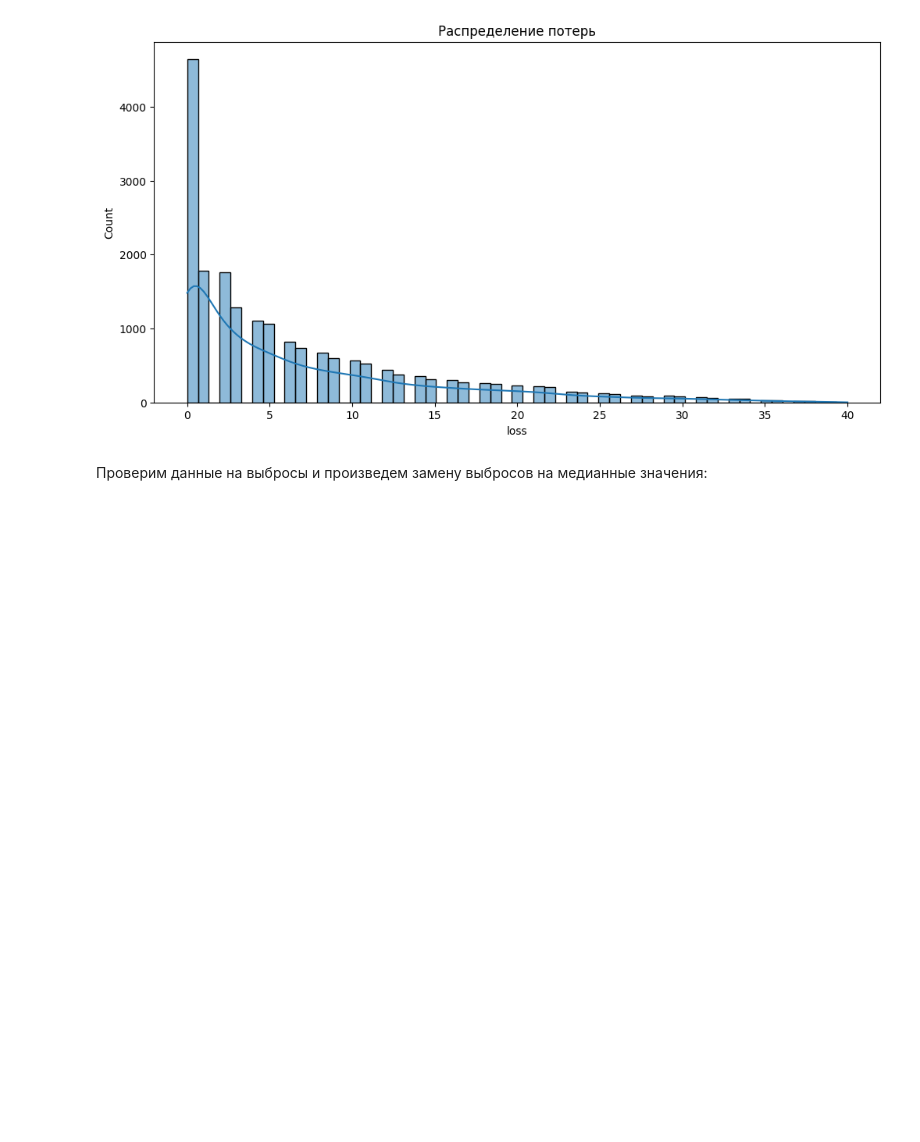
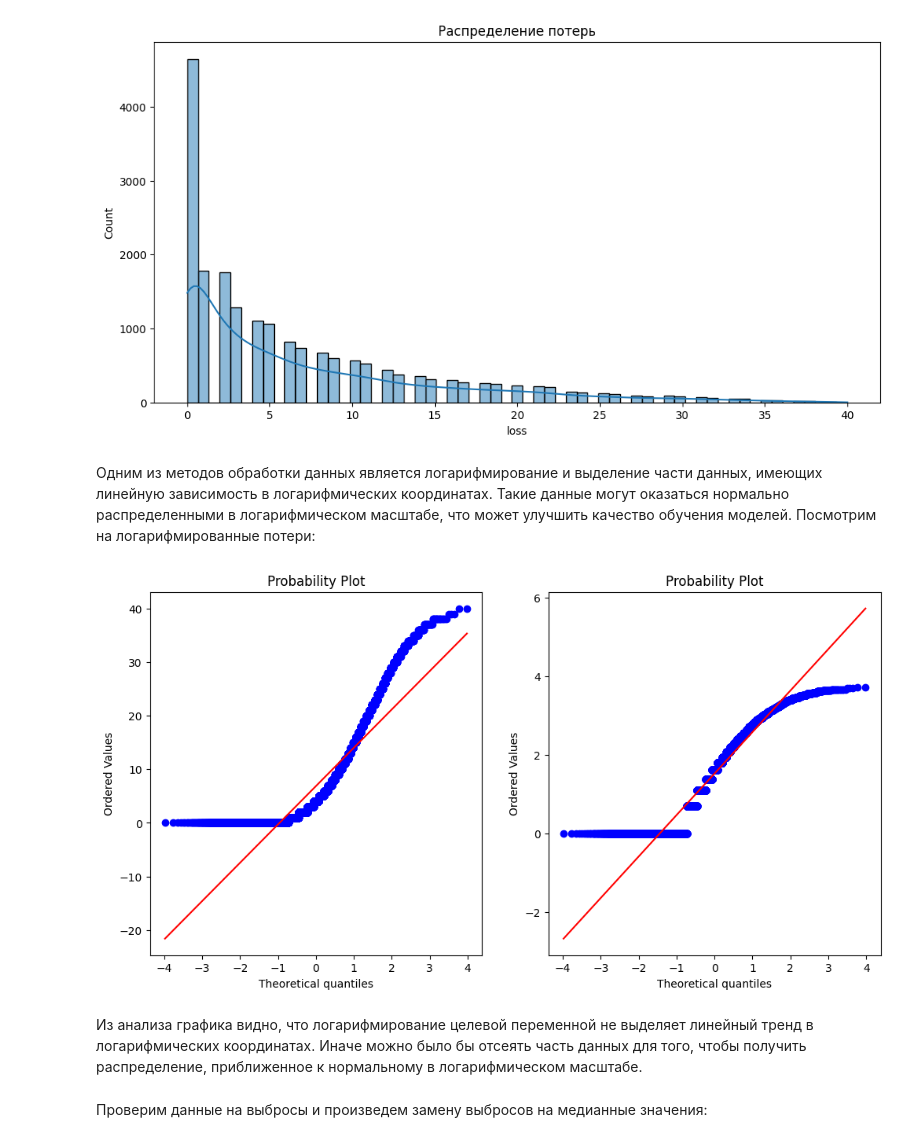
Before and after one commit to job-modelware-ru/bml-2024-tasks, a Jupyter notebook: tasks/Stacking/Loan-Default-Prediction/Goryunov_MYU_Stacking.ipynb, the cells around one changed output. Cells and saved outputs as stored; diff of their text form; code cells hidden in the pictures; blank space fills up the shorter version.

```diff
--- a/tasks/Stacking/Loan-Default-Prediction/Goryunov_MYU_Stacking.ipynb
+++ b/tasks/Stacking/Loan-Default-Prediction/Goryunov_MYU_Stacking.ipynb
@@ -148,6 +150,20 @@ plt.title('Распределение потерь')
 plt.show()
 # %% [output]
 [figure]
+# %% [markdown]
+Одним из методов обработки данных является логарифмирование и выделение части данных, имеющих линейную зависимость в логарифмических координатах. Такие данные могут оказаться нормально распределенными в логарифмическом масштабе, что может улучшить качество обучения моделей. Посмотрим на логарифмированные потери:
+# %%
+fig = plt.figure(figsize = (12,6))
+
+fig.add_subplot(1,2,1)
+res = stats.probplot(all_data[target_column], plot=plt)
+
+fig.add_subplot(1,2,2)
+res = stats.probplot(np.log1p(all_data[target_column]), plot=plt)
+# %% [output]
+[figure, added]
+# %% [markdown]
+Из анализа графика видно, что логарифмирование целевой переменной не выделяет линейный тренд в логарифмических координатах. Иначе можно было бы отсеять часть данных для того, чтобы получить распределение, приближенное к нормальному в логарифмическом масштабе.
 # %% [markdown]
 Проверим данные на выбросы и произведем замену выбросов на медианные значения:
 # %%
```
Also changed, not shown: parts of 11 cells of this notebook.
